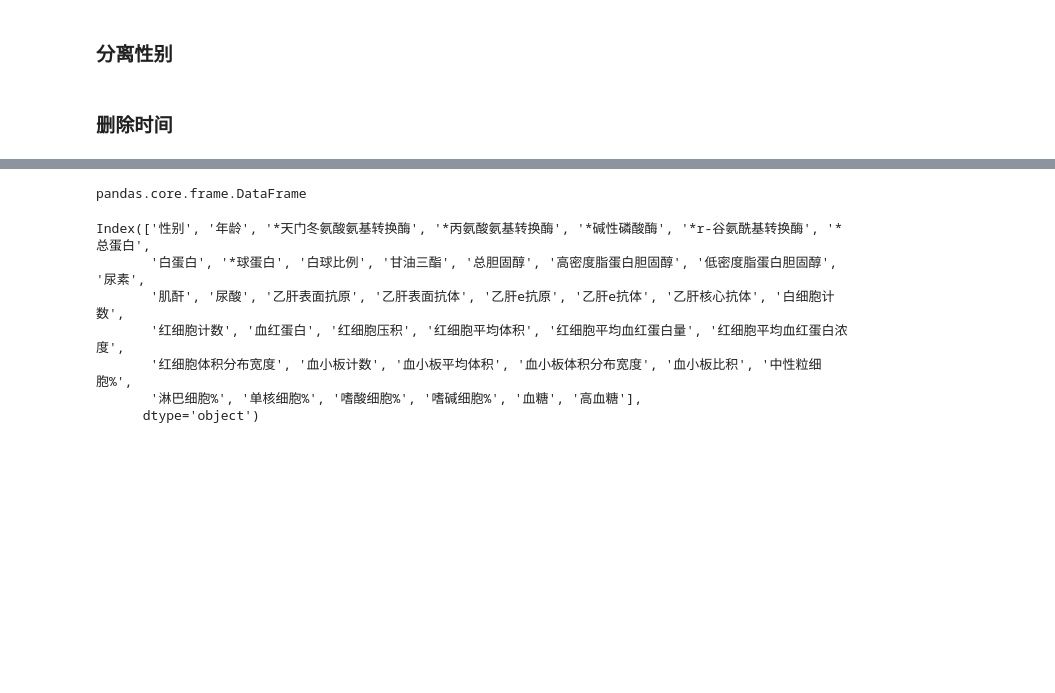
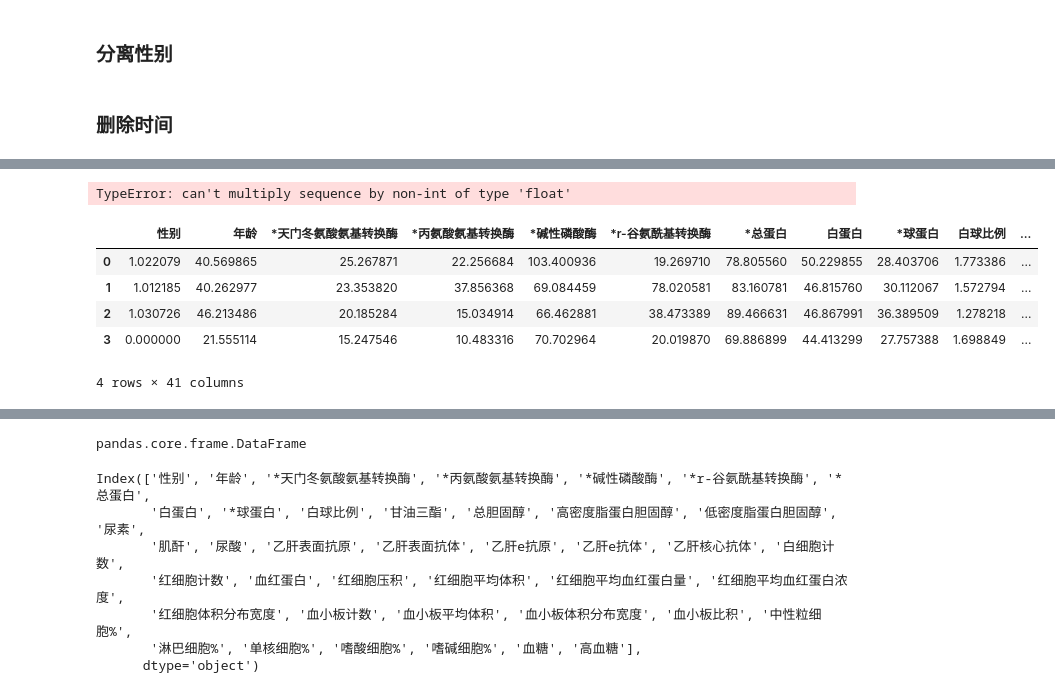
Before and after one commit to koibiki/ai-medical, a Jupyter notebook: Untitled.ipynb, the cells around one changed output, grey strips where cells are left out. Cells and saved outputs as stored; diff of their text form; code cells hidden in the pictures; blank space fills up the shorter version.

```diff
--- a/Untitled.ipynb
+++ b/Untitled.ipynb
@@ -54,0 +62,20 @@ train_data = train_data.drop(['体检日期'], axis=1)
+# %%
+random_value = [item * (0.95 + 0.1 * random.random()) for item in series]
+# %% [output]
+TypeError: can't multiply sequence by non-int of type 'float'
+# %%
+randoms = []
+for index in range(4):
+    random_value = [item * (0.95 + 0.1 * random.random()) for item in train_data.iloc[index].values]
+    random_series = pd.Series(random_value, index=train_data.columns)
+    randoms.append(random_series)
+random_pd = pd.DataFrame(randoms)
+# %%
+random_pd
+# %% [output]
+|  | 性别 | 年龄 | *天门冬氨酸氨基转换酶 | *丙氨酸氨基转换酶 | *碱性磷酸酶 | *r-谷氨酰基转换酶 | *总蛋白 | 白蛋白 | *球蛋白 | 白球比例 | ... |
+| 0 | 1.022079 | 40.569865 | 25.267871 | 22.256684 | 103.400936 | 19.269710 | 78.805560 | 50.229855 | 28.403706 | 1.773386 | ... |
+| 1 | 1.012185 | 40.262977 | 23.353820 | 37.856368 | 69.084459 | 78.020581 | 83.160781 | 46.815760 | 30.112067 | 1.572794 | ... |
+| 2 | 1.030726 | 46.213486 | 20.185284 | 15.034914 | 66.462881 | 38.473389 | 89.466631 | 46.867991 | 36.389509 | 1.278218 | ... |
+| 3 | 0.000000 | 21.555114 | 15.247546 | 10.483316 | 70.702964 | 20.019870 | 69.886899 | 44.413299 | 27.757388 | 1.698849 | ... |
+4 rows × 41 columns
```
Also changed, not shown: parts of 9 cells of this notebook, 1 other file.
